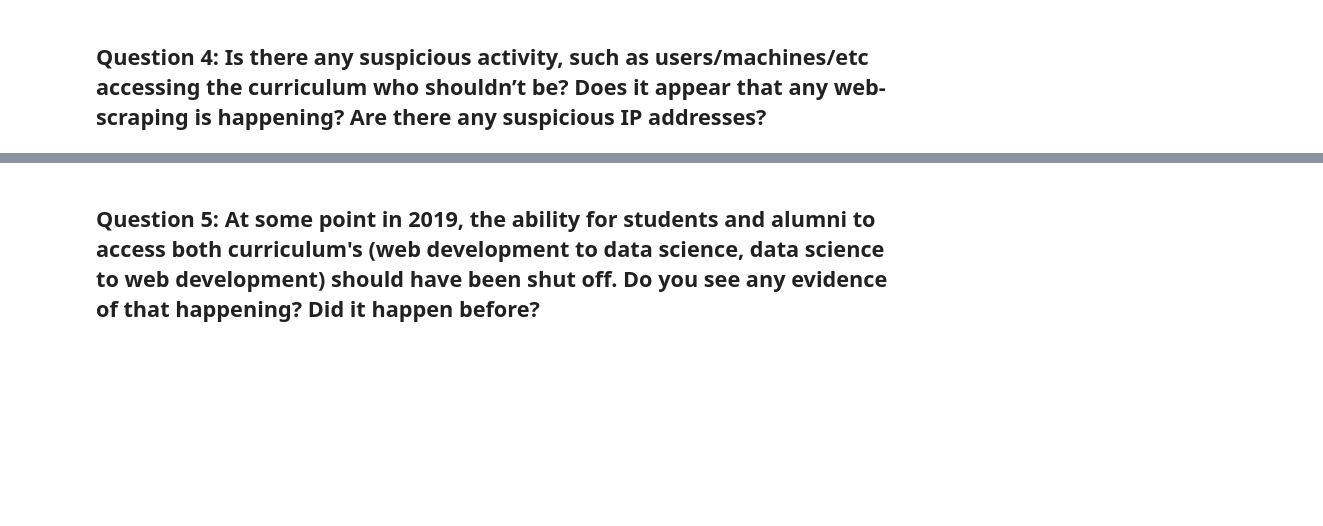
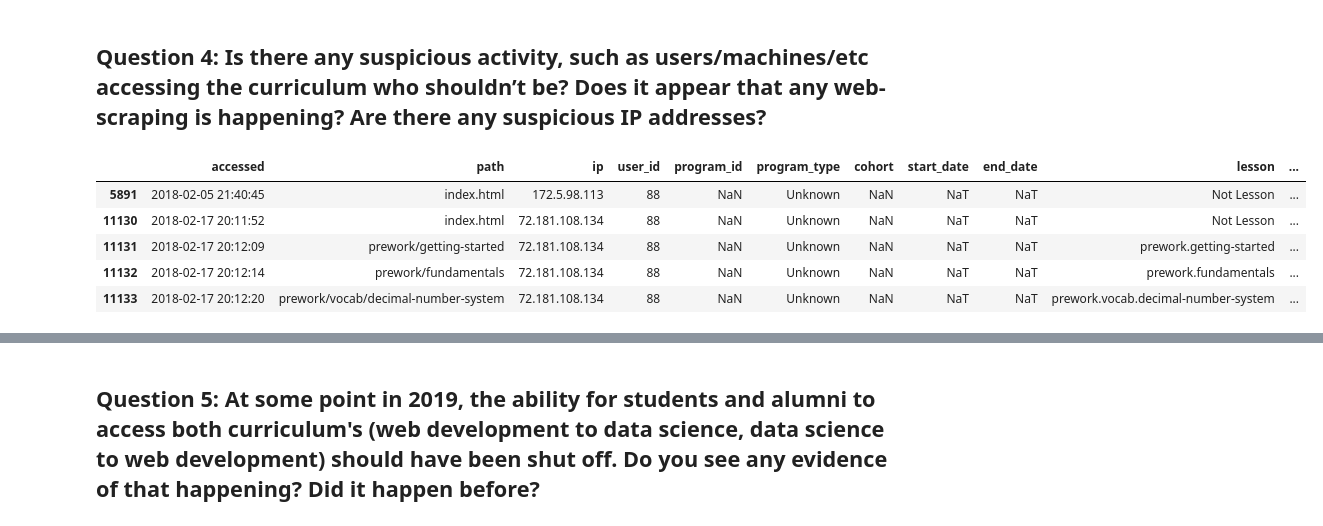
Before and after one commit to miller-cerna-laskowski-morris-eyring/anomaly-group-project, a Jupyter notebook: Final.ipynb, the cells around one changed output, grey strips where cells are left out. Drawn from its saved outputs; the diff is of its cells as text; code cells hidden in the pictures; blank space fills up the shorter version.

```diff
--- a/Final.ipynb
+++ b/Final.ipynb
@@ -232,3 +306,12 @@ user_stacked_plot(columns_to_plot, title, df)
 > #### Question: Could we find any patterns with the when/where of students leaving courses?
 # %% [markdown]
 ## Question 4: Is there any suspicious activity, such as users/machines/etc accessing the curriculum who shouldn’t be? Does it appear that any web-scraping is happening? Are there any suspicious IP addresses?
+# %%
+full_df.loc[full_df['user_id'] == 88].head()
+# %% [output]
+|  | accessed | path | ip | user_id | program_id | program_type | cohort | start_date | end_date | lesson | ... |
+| 5891 | 2018-02-05 21:40:45 | index.html | 172.5.98.113 | 88 | NaN | Unknown | NaN | NaT | NaT | Not Lesson | ... |
+| 11130 | 2018-02-17 20:11:52 | index.html | 72.181.108.134 | 88 | NaN | Unknown | NaN | NaT | NaT | Not Lesson | ... |
+| 11131 | 2018-02-17 20:12:09 | prework/getting-started | 72.181.108.134 | 88 | NaN | Unknown | NaN | NaT | NaT | prework.getting-started | ... |
+| 11132 | 2018-02-17 20:12:14 | prework/fundamentals | 72.181.108.134 | 88 | NaN | Unknown | NaN | NaT | NaT | prework.fundamentals | ... |
+| 11133 | 2018-02-17 20:12:20 | prework/vocab/decimal-number-system | 72.181.108.134 | 88 | NaN | Unknown | NaN | NaT | NaT | prework.vocab.decimal-number-system | ... |
```
Also changed, not shown: parts of 13 cells of this notebook.
